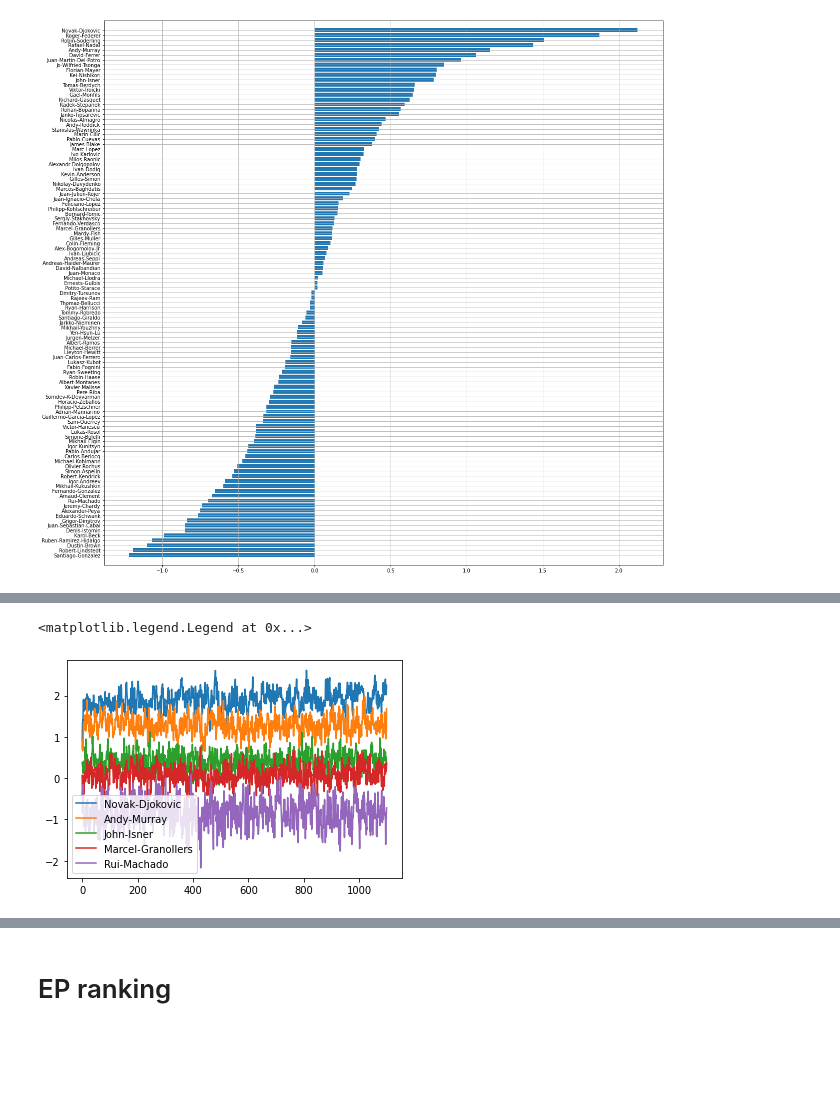
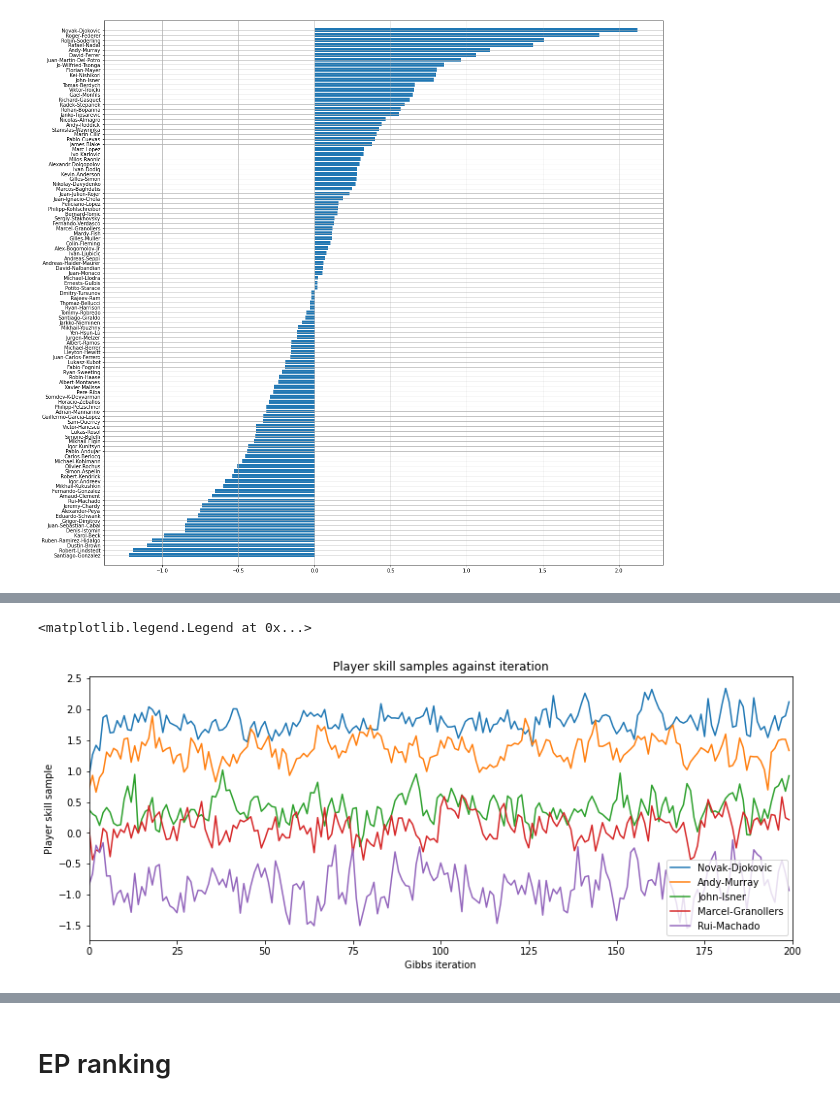
Before and after one commit to LozzaTray/4F10, a Jupyter notebook: C2/code/coursework2.ipynb, the cells around one changed output, grey strips where cells are left out. Drawn from its saved outputs; the diff is of its cells as text; code cells hidden in the pictures; blank space fills up the shorter version.

```diff
--- a/C2/code/coursework2.ipynb
+++ b/C2/code/coursework2.ipynb
@@ -50,6 +50,7 @@ sorted_barplot(skill_samples[:,200], W)
 # Code for plotting the autocorrelation function for player p
 n=15
 p_arr = np.array(range(0, M))
+p_arr = [15]
 
 for p in p_arr:
     autocor = np.zeros(n)
@@ -57,5 +58,9 @@ for p in p_arr:
         autocor[i]=pandas.Series.autocorr(pandas.Series(skill_samples[p,:]),lag=i)
     plt.plot(autocor)
 #plt.legend(W[p_arr][:,0])
+plt.title("Auto-correlation for all players' Gibbs samples")
+plt.ylabel("Auto-correlation coefficient")
+plt.xlabel("Gibbs sample offset")
+plt.xlim(0,14)
 plt.grid()
 # %% [output]
@@ -83,10 +90,16 @@ plt.grid()
 # %%
 top_four = [15, 0, 10, 4]
 p_arr = [15, 10, 20, 45, 74]
-num_points = 1200
+num_points = 200
+plt.figure(figsize=(13,5))
 for p in p_arr:
     plt.plot(skill_samples[p,0:num_points])
+
+plt.xlim(0, num_points)
+plt.title("Player skill samples against iteration")
+plt.xlabel("Gibbs iteration")
+plt.ylabel("Player skill sample")
 plt.legend(W[p_arr][:,0])
 # %% [output]
 <matplotlib.legend.Legend at 0x...>
-[figure, old version]
+[figure, new version]
```
Also changed, not shown: parts of 7 cells of this notebook, 12 other files.
